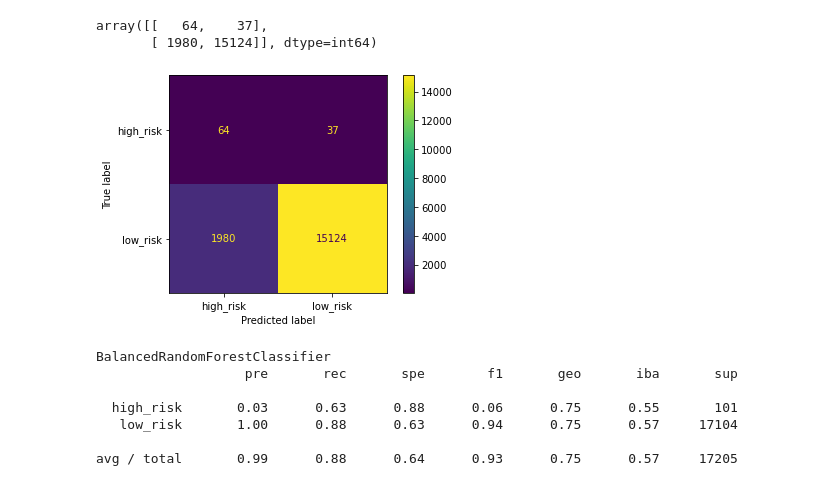
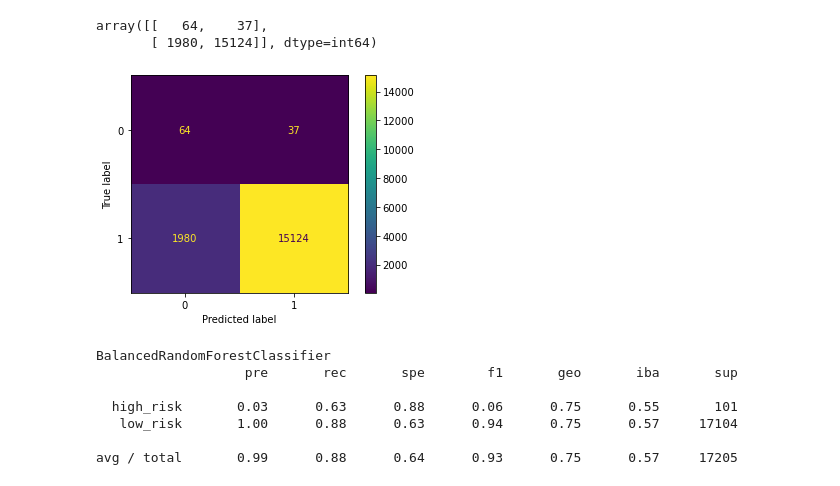
Before and after one commit to DennisPSmith5676/Credit_Risk_Analysis, a Jupyter notebook: credit_risk_ensemble.ipynb, the cells around one changed output. Drawn from its saved outputs; the diff is of its cells as text; code cells hidden in the pictures.

```diff
--- a/credit_risk_ensemble.ipynb
+++ b/credit_risk_ensemble.ipynb
@@ -234,14 +234,14 @@ cm
 array([[   64,    37],
        [ 1980, 15124]], dtype=int64)
 # %%
-disp = ConfusionMatrixDisplay(confusion_matrix=cm, display_labels= ee_clf.classes_)
+disp = ConfusionMatrixDisplay(confusion_matrix=cm)
 disp.plot()
 
 #save the image
 plt.savefig("./Images/BalancedRandomForestClassifier.png")
 plt.show()
 # %% [output]
-[figure, old version]
+[figure, new version]
 # %%
 # Print the imbalanced classification report
 report = classification_report_imbalanced(y_test, predictions)
```
Also changed, not shown: 2 other files.
